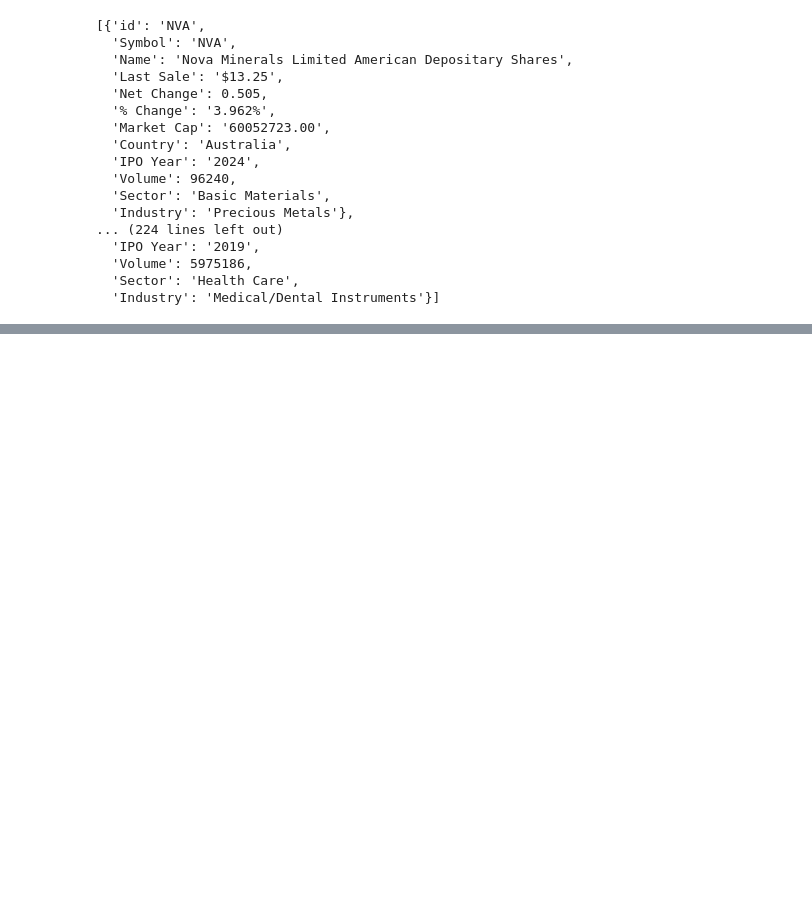
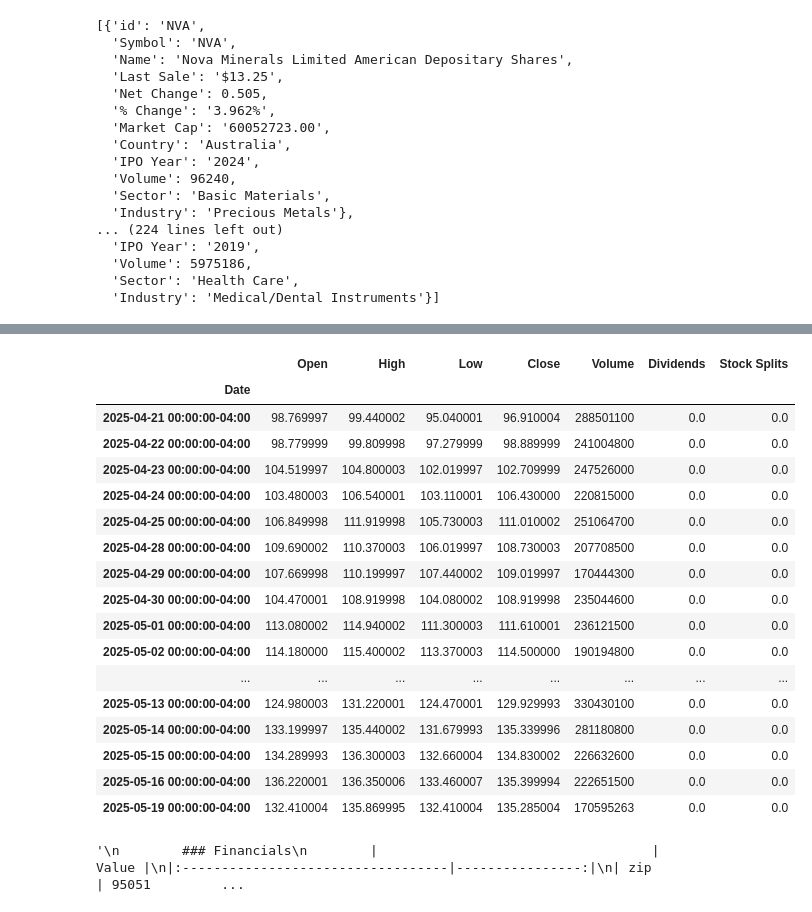
Before and after one commit to jjdj0315/02_ExplainStock, a Jupyter notebook: test.ipynb, the cells around one changed output, grey strips where cells are left out. Cells and saved outputs as stored; diff of their text form; code cells hidden in the pictures; blank space fills up the shorter version.

Commit message:
study : create_report.py

```diff
--- a/test.ipynb
+++ b/test.ipynb
@@ -226,0 +303,25 @@ hits
+# %%
+a.금융정보()['history']
+# %% [output]
+|  | Open | High | Low | Close | Volume | Dividends | Stock Splits |
+| Date |  |  |  |  |  |  |  |
+| 2025-04-21 00:00:00-04:00 | 98.769997 | 99.440002 | 95.040001 | 96.910004 | 288501100 | 0.0 | 0.0 |
+| 2025-04-22 00:00:00-04:00 | 98.779999 | 99.809998 | 97.279999 | 98.889999 | 241004800 | 0.0 | 0.0 |
+| 2025-04-23 00:00:00-04:00 | 104.519997 | 104.800003 | 102.019997 | 102.709999 | 247526000 | 0.0 | 0.0 |
+| 2025-04-24 00:00:00-04:00 | 103.480003 | 106.540001 | 103.110001 | 106.430000 | 220815000 | 0.0 | 0.0 |
+| 2025-04-25 00:00:00-04:00 | 106.849998 | 111.919998 | 105.730003 | 111.010002 | 251064700 | 0.0 | 0.0 |
+| 2025-04-28 00:00:00-04:00 | 109.690002 | 110.370003 | 106.019997 | 108.730003 | 207708500 | 0.0 | 0.0 |
+| 2025-04-29 00:00:00-04:00 | 107.669998 | 110.199997 | 107.440002 | 109.019997 | 170444300 | 0.0 | 0.0 |
+| 2025-04-30 00:00:00-04:00 | 104.470001 | 108.919998 | 104.080002 | 108.919998 | 235044600 | 0.0 | 0.0 |
+| 2025-05-01 00:00:00-04:00 | 113.080002 | 114.940002 | 111.300003 | 111.610001 | 236121500 | 0.0 | 0.0 |
+| 2025-05-02 00:00:00-04:00 | 114.180000 | 115.400002 | 113.370003 | 114.500000 | 190194800 | 0.0 | 0.0 |
+| ... | ... | ... | ... | ... | ... | ... | ... |
+| 2025-05-13 00:00:00-04:00 | 124.980003 | 131.220001 | 124.470001 | 129.929993 | 330430100 | 0.0 | 0.0 |
+| 2025-05-14 00:00:00-04:00 | 133.199997 | 135.440002 | 131.679993 | 135.339996 | 281180800 | 0.0 | 0.0 |
+| 2025-05-15 00:00:00-04:00 | 134.289993 | 136.300003 | 132.660004 | 134.830002 | 226632600 | 0.0 | 0.0 |
+| 2025-05-16 00:00:00-04:00 | 136.220001 | 136.350006 | 133.460007 | 135.399994 | 222651500 | 0.0 | 0.0 |
+| 2025-05-19 00:00:00-04:00 | 132.410004 | 135.869995 | 132.410004 | 135.285004 | 170595263 | 0.0 | 0.0 |
+# %%
+a.report_support()
+# %% [output]
+'\n        ### Financials\n        |                                   |           Value |\n|:----------------------------------|----------------:|\n| zip                               | 95051         ...
```
Also changed, not shown: parts of 16 cells of this notebook, 2 other files.
